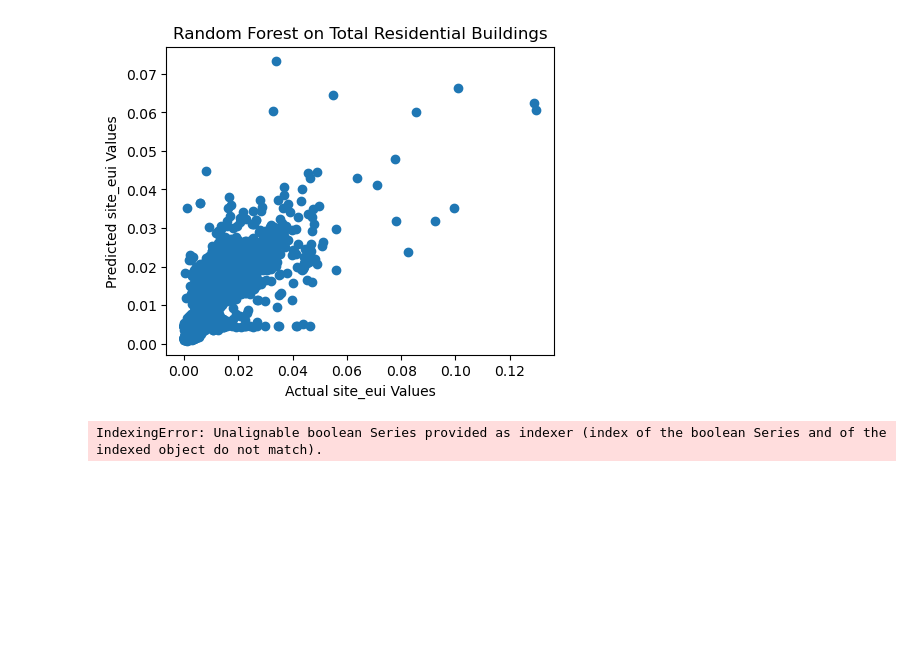
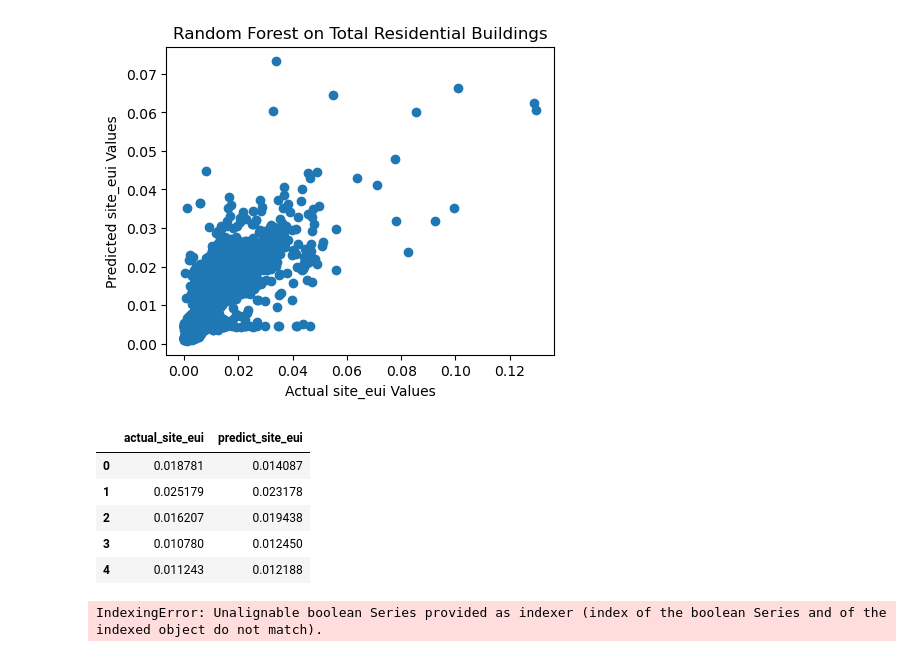
Before and after one commit to jren0/GDS-Final-Project, a Jupyter notebook: random_forest.ipynb, the cells around one changed output. Cells and saved outputs as stored; diff of their text form; code cells hidden in the pictures; blank space fills up the shorter version.

```diff
--- a/random_forest.ipynb
+++ b/random_forest.ipynb
@@ -393,6 +393,25 @@ print("Total score:", total_score)
 # %% [output]
 Total score: 0.6649545590217714
 [figure]
+# %%
+### SAVE TOTAL RESIDENTIAL DATA TO CSV ###
+
+# Get dataframe
+total_res_df = pd.DataFrame()
+total_res_df["actual_site_eui"] = y_test_total
+total_res_df["predict_site_eui"] = y_pred_total
+
+# Save to CSV
+total_res_df.to_csv("combined_residential_results.csv")
+
+total_res_df.head()
+# %% [output]
+|  | actual_site_eui | predict_site_eui |
+| 0 | 0.018781 | 0.014087 |
+| 1 | 0.025179 | 0.023178 |
+| 2 | 0.016207 | 0.019438 |
+| 3 | 0.010780 | 0.012450 |
+| 4 | 0.011243 | 0.012188 |
 # %%
 ### RANDOM FOREST ON GROCERY STORES (COMMERCIAL) ###
 
```
Also changed, not shown: 3 other files.
